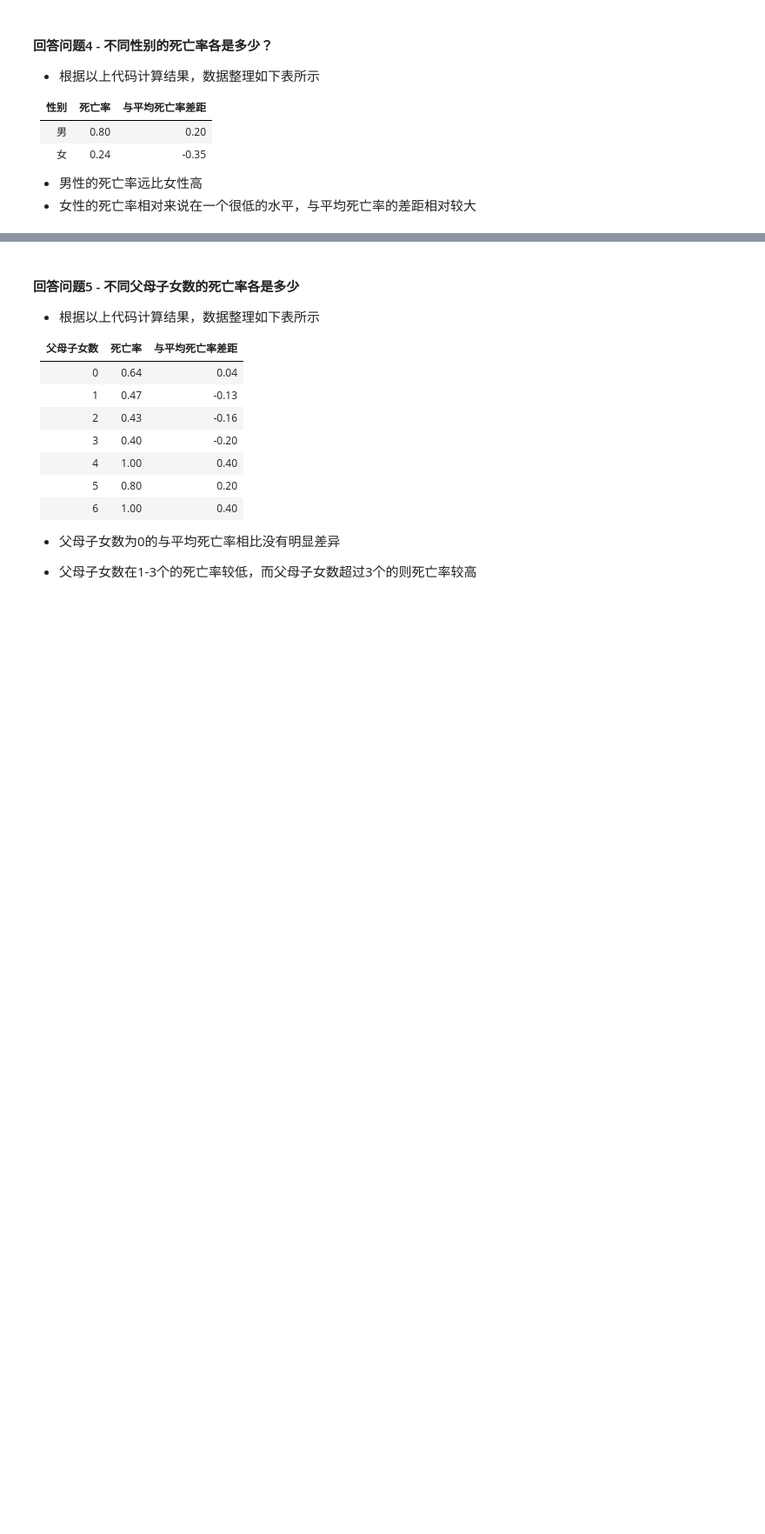
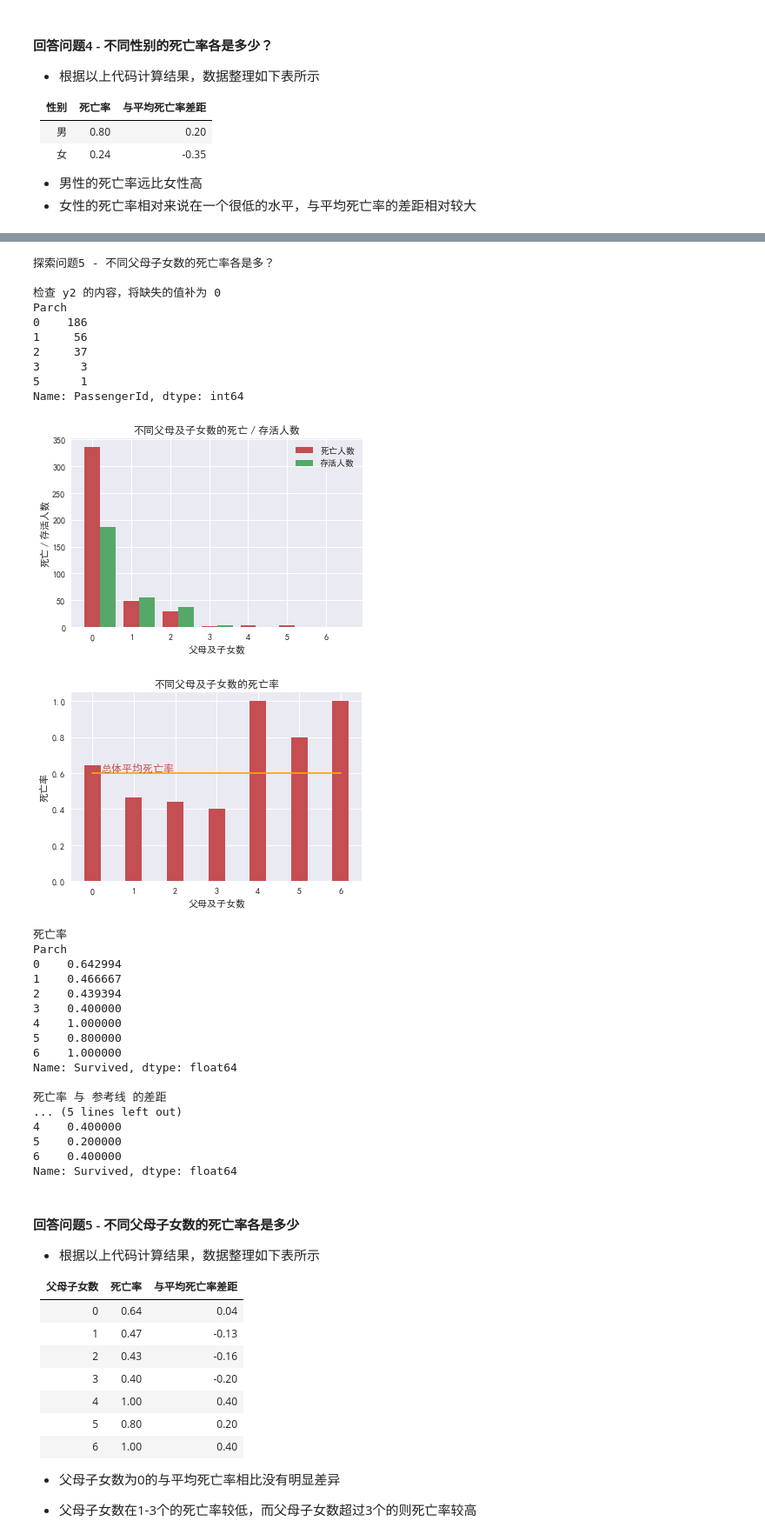
Before and after one commit to qiuhuadong2015/Uda_Projects, a Jupyter notebook: P2/P2-Project.ipynb, the cells around one changed output, grey strips where cells are left out. Shown at 87% size. Drawn from its saved outputs; the diff is of its cells as text; code cells hidden in the pictures; blank space fills up the shorter version.

```diff
--- a/P2/P2-Project.ipynb
+++ b/P2/P2-Project.ipynb
@@ -699,3 +514,77 @@ dtype: float64
+# %%
+# 探索问题5 - 不同父母子女数的死亡率各是多？
+print
+print '探索问题5 - 不同父母子女数的死亡率各是多？'
+
+y2 = dataFrame_titanic[dataFrame_titanic['Survived'] == True].groupby('Parch')['PassengerId'].count()
+
+print
+print '检查 y2 的内容，将缺失的值补为 0'
+print y2
+y2[4]=0
+y2[6]=0
+
+# 绘制频数图
+drawAbsoluteFrequencyBar({
+    'x1': np.arange(0,7,1),
+    'y1': dataFrame_titanic[dataFrame_titanic['Survived'] == False].groupby('Parch')['PassengerId'].count(),
+    'x2': np.arange(0,7,1) + 0.4,
+    'y2': y2,
+    'width_1': 0.4,
+    'width_2': 0.4,
+    'legend1': u'死亡人数',
+    'legend2': u'存活人数',
+    'xlabel': u'父母及子女数',
+    'ylabel': u'死亡／存活人数',
+    'title': u'不同父母及子女数的死亡／存活人数'
+})
+
+# 绘制频率图
+drawRelativeFrequencyBar({
+    'x': np.arange(0,7,1),
+    'y': 1 - dataFrame_titanic.groupby('Parch')['Survived'].mean(),
+    'x_ref': np.arange(0,7,1),
+    'y_ref': [0.6,0.6,0.6,0.6,0.6,0.6,0.6],
+    'locX_textRef': 0.2,
+    'locY_textRef': 0.61,
+    'text_ref': u'总体平均死亡率',
+    'width': 0.4,
+    'legend1': u'死亡人数',
+    'legend2': u'存活人数',
+    'xlabel': u'父母及子女数',
+    'ylabel': u'死亡率',
+    'title': u'不同父母及子女数的死亡率'
+})
+# %% [output]
+探索问题5 - 不同父母子女数的死亡率各是多？
+
+检查 y2 的内容，将缺失的值补为 0
+Parch
+0    186
+1     56
+2     37
+3      3
+5      1
+Name: PassengerId, dtype: int64
+[figure, added]
+[figure, added]
+死亡率
+Parch
+0    0.642994
+1    0.466667
+2    0.439394
+3    0.400000
+4    1.000000
+5    0.800000
+6    1.000000
+Name: Survived, dtype: float64
+
+死亡率 与 参考线 的差距
+... (5 lines left out)
+4    0.400000
+5    0.200000
+6    0.400000
+Name: Survived, dtype: float64
 # %% [markdown]
 #### 回答问题5 - 不同父母子女数的死亡率各是多少
 - 根据以上代码计算结果，数据整理如下表所示
```
Also changed, not shown: parts of 11 cells of this notebook.
